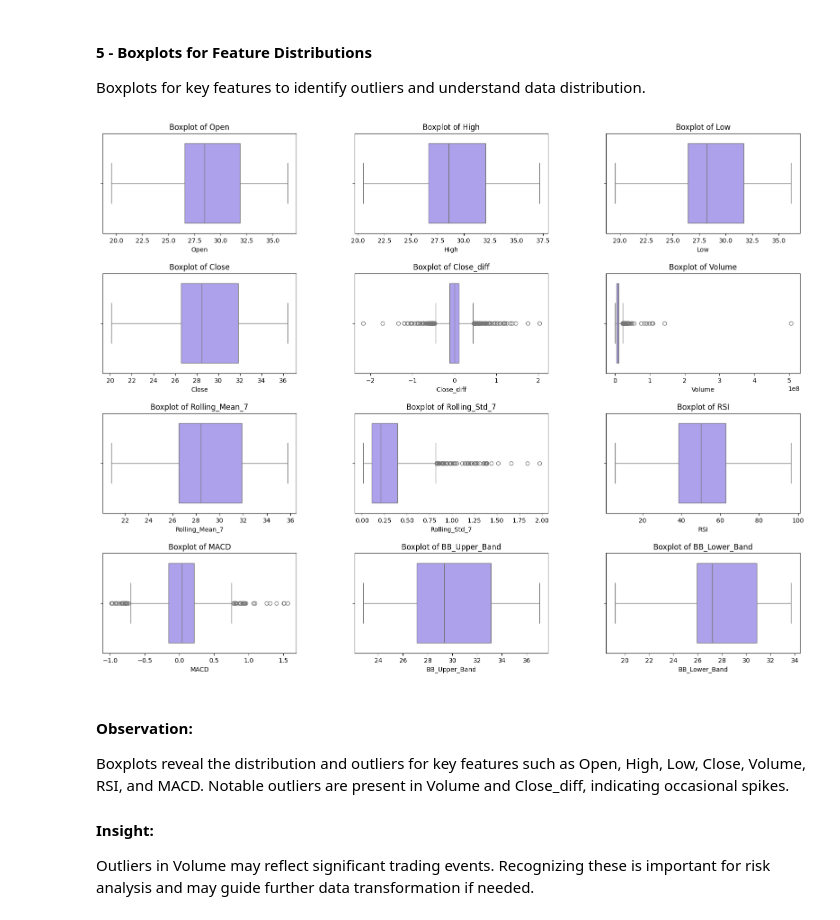
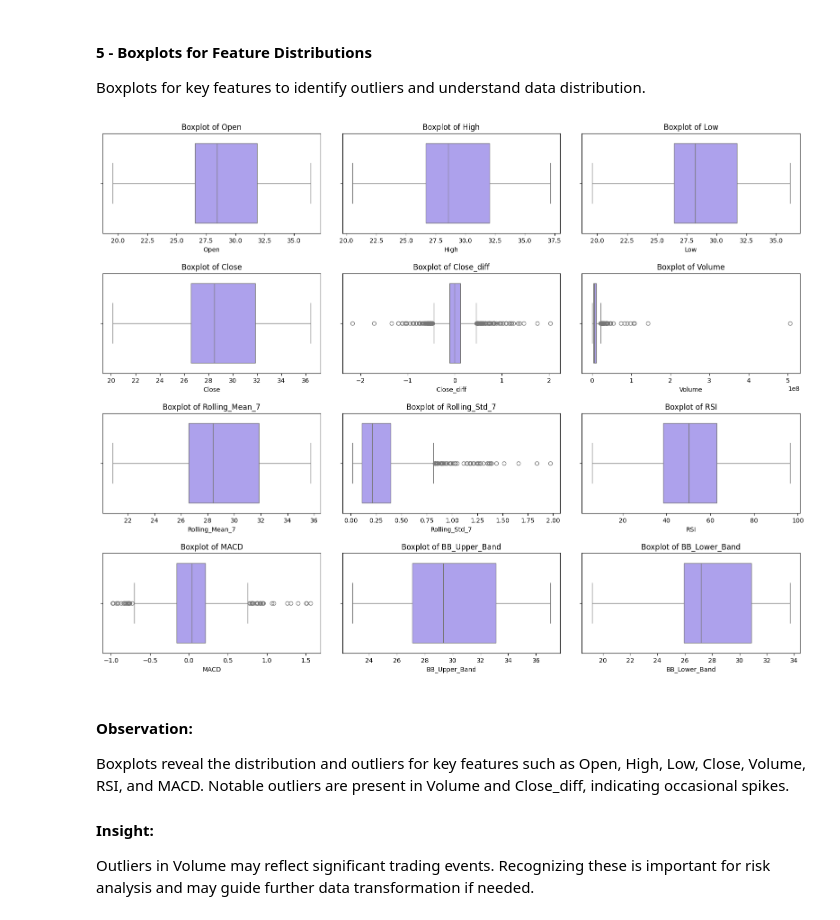
Before and after one commit to Sudais-shah/Saudi-Aramco-Stock-Price-Prediction-Model, a Jupyter notebook: Saudi Aramco Stock Price Prediction Model.ipynb, the cells around one changed output. Saved outputs shown, nothing was run; the diff lists cells and outputs as text; code cells hidden in the pictures.

```diff
--- a/Saudi Aramco Stock Price Prediction Model.ipynb
+++ b/Saudi Aramco Stock Price Prediction Model.ipynb
@@ -294,18 +296,18 @@ Boxplots for key features to identify outliers and understand data distribution.
 # %%
 features_to_check = ['Open', 'High', 'Low', 'Close', 'Close_diff', 'Volume',
                      'Rolling_Mean_7', 'Rolling_Std_7', 'RSI', 'MACD', 'BB_Upper_Band', 'BB_Lower_Band']
 
 fig , axes = plt.subplots(4, 3, figsize=(20, 15))
 axes = axes.flatten()
 for i, feature in enumerate(features_to_check):
     sns.boxplot(x=df[feature], ax=axes[i], color=color1)
     axes[i].set_title(f'Boxplot of {feature}')
 
-plt.subplots_adjust(hspace=0.4, wspace=0.3)
+plt.subplots_adjust(hspace=0.4, wspace=0.1)
 plt.tight_layout
 plt.show()
 # %% [output]
-[figure, old version]
+[figure, new version]
 # %% [markdown]
 #### Observation:
 Boxplots reveal the distribution and outliers for key features such as Open, High, Low, Close, Volume, RSI, and MACD.
```
Also changed, not shown: parts of 38 cells of this notebook.
